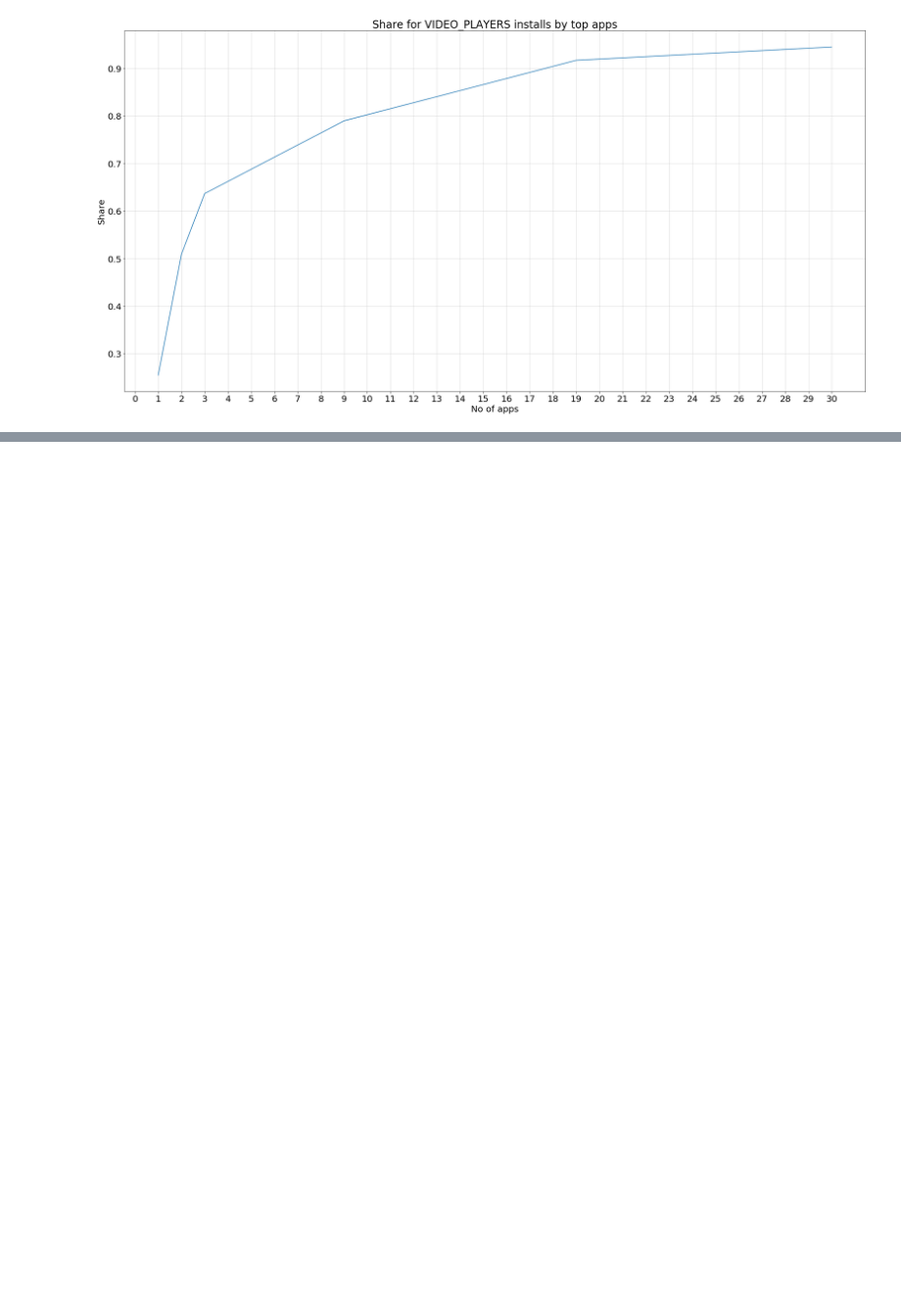
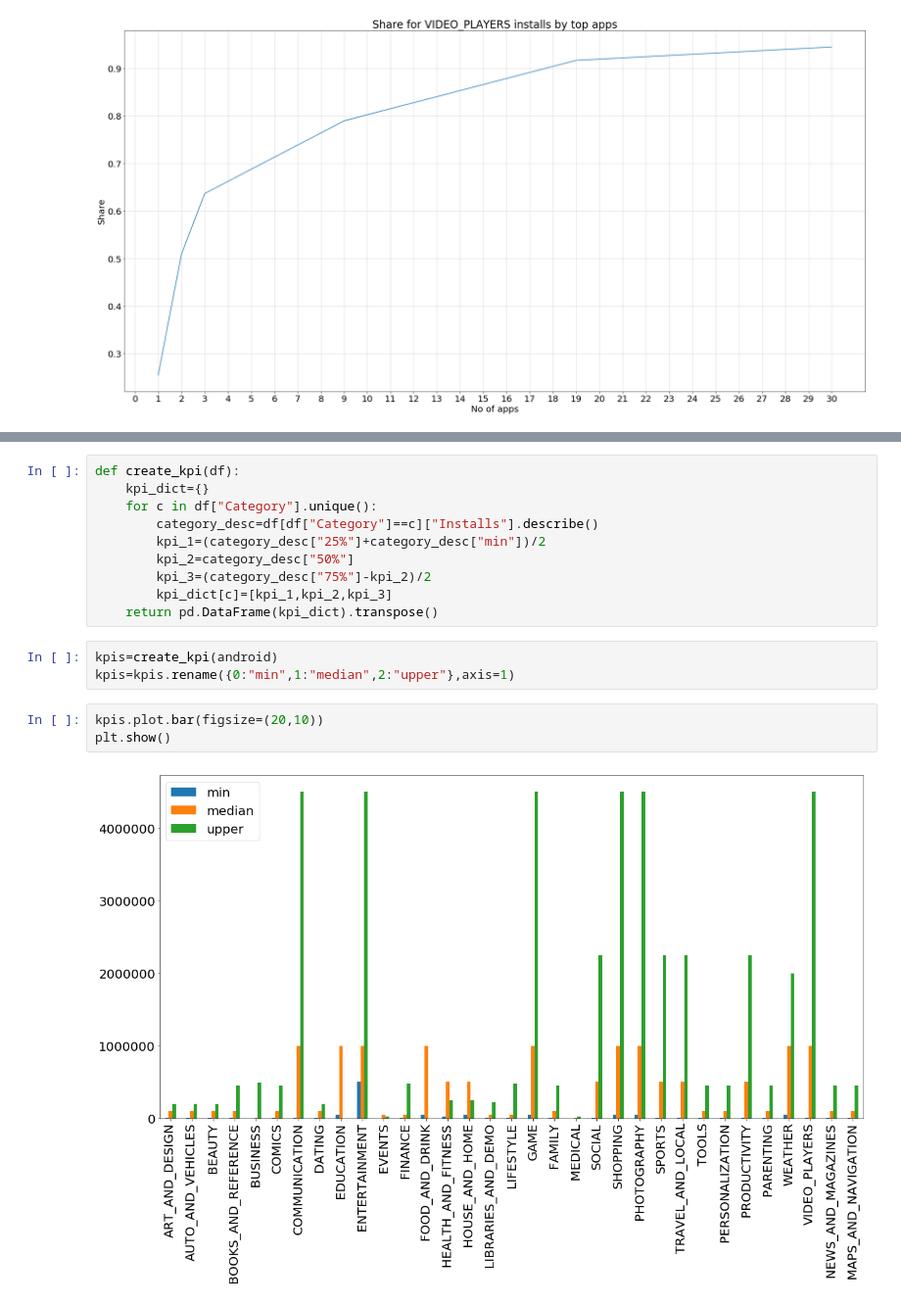
Before and after one commit to ralfneureither/Market_Analsis_find_a_suitable_app_category, a Jupyter notebook: App Analysis.ipynb, the cells around one changed output, grey strips where cells are left out. Shown at 98% size. Drawn from its saved outputs; the diff is of its cells as text; blank space fills up the shorter version.

```diff
--- a/App Analysis.ipynb
+++ b/App Analysis.ipynb
@@ -719,0 +684,18 @@ android[android["Category"]=="VIDEO_PLAYERS"].sort_values(by="Installs",ascendin
+# %%
+def create_kpi(df):
+    kpi_dict={}
+    for c in df["Category"].unique():
+        category_desc=df[df["Category"]==c]["Installs"].describe()
+        kpi_1=(category_desc["25%"]+category_desc["min"])/2
+        kpi_2=category_desc["50%"]
+        kpi_3=(category_desc["75%"]-kpi_2)/2
+        kpi_dict[c]=[kpi_1,kpi_2,kpi_3]
+    return pd.DataFrame(kpi_dict).transpose()
+# %%
+kpis=create_kpi(android)
+kpis=kpis.rename({0:"min",1:"median",2:"upper"},axis=1)
+# %%
+kpis.plot.bar(figsize=(20,10))
+plt.show()
+# %% [output]
+[figure, added]
```
Also changed, not shown: parts of 38 cells of this notebook.
